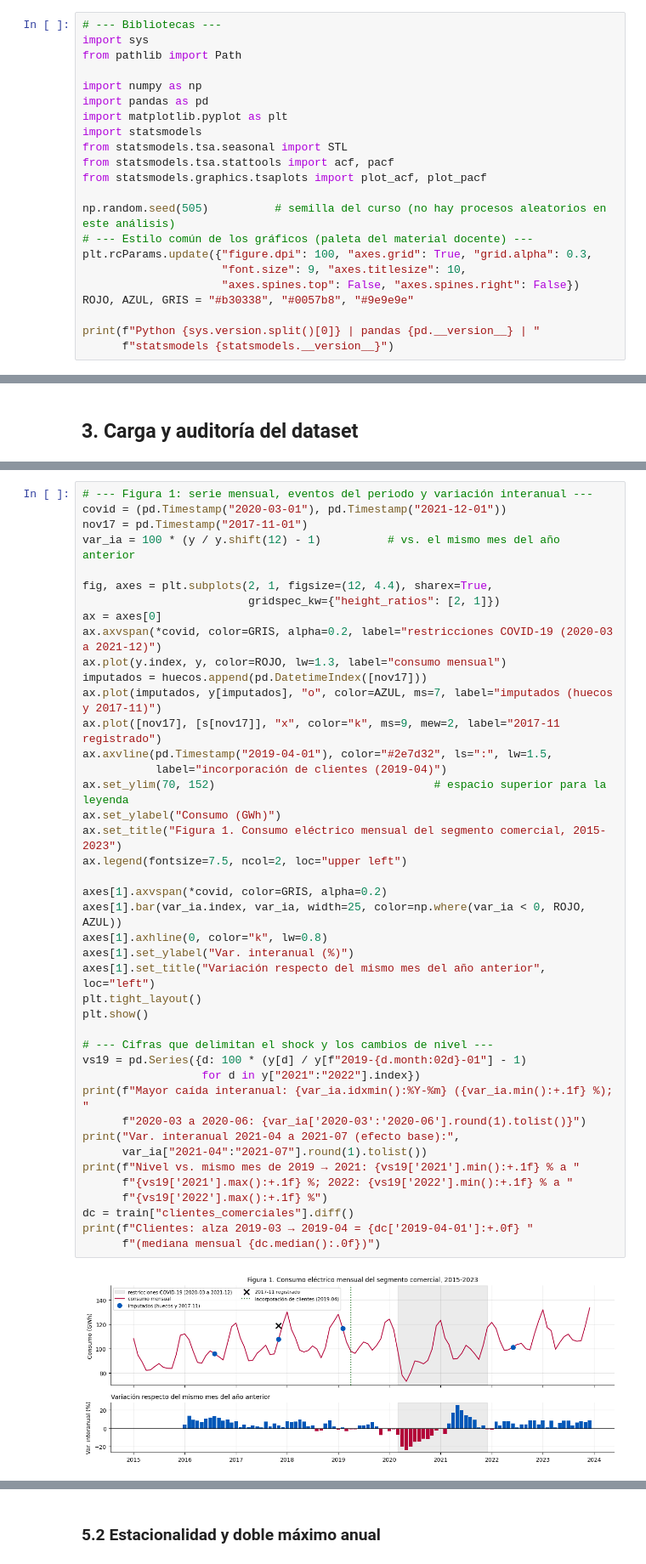
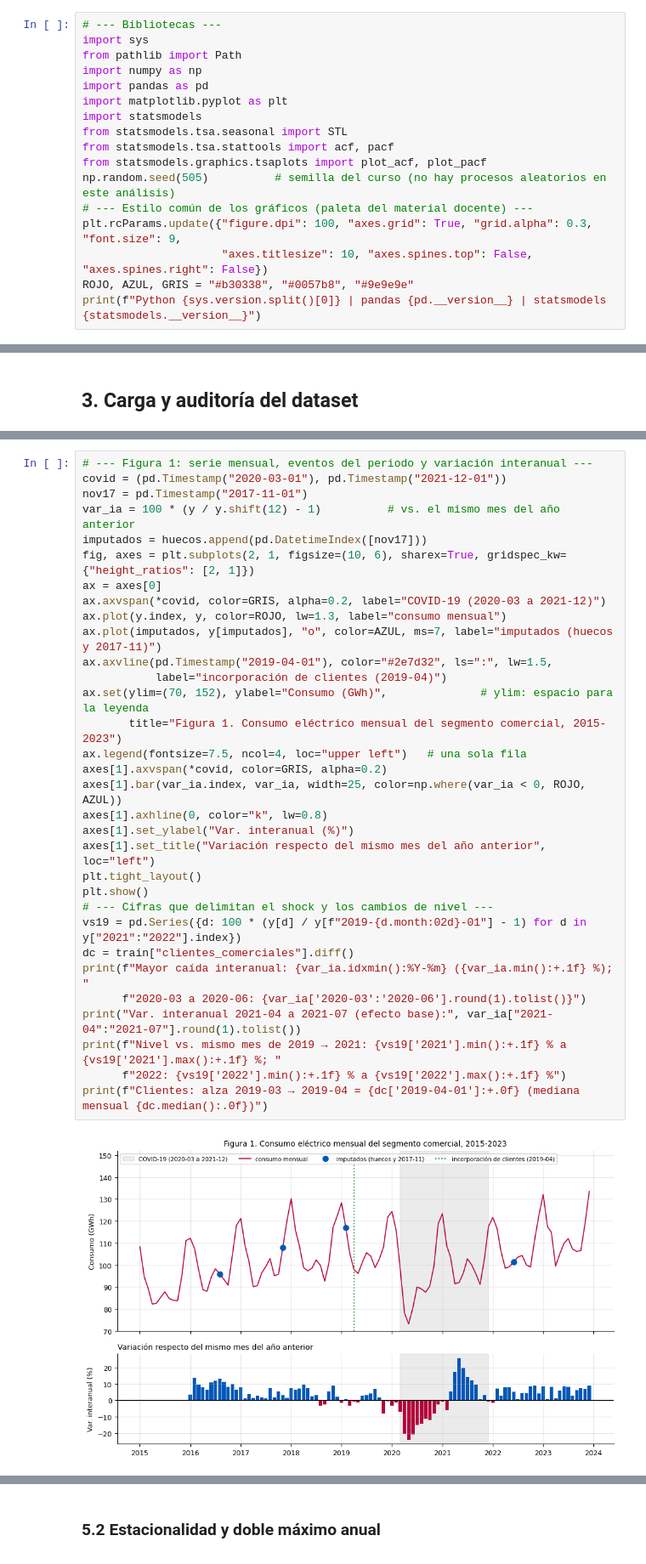
Before and after one commit to claudioalarconP/Analisis_de_serie_de_tiempo, a Jupyter notebook: notebooks/S1/mcdi505_S1CAlarcon.ipynb, the cells around one changed output, grey strips where cells are left out. Shown at 85% size. Drawn from its saved outputs; the diff is of its cells as text.

```diff
--- a/notebooks/S1/mcdi505_S1CAlarcon.ipynb
+++ b/notebooks/S1/mcdi505_S1CAlarcon.ipynb
@@ -29,7 +27,6 @@ Se usan `pandas`, `numpy`, `matplotlib` y `statsmodels` (Seabold y Perktold, 201
 # --- Bibliotecas ---
 import sys
 from pathlib import Path
-
 import numpy as np
 import pandas as pd
 import matplotlib.pyplot as plt
@@ -37,16 +34,12 @@ import statsmodels
 from statsmodels.tsa.seasonal import STL
 from statsmodels.tsa.stattools import acf, pacf
 from statsmodels.graphics.tsaplots import plot_acf, plot_pacf
-
 np.random.seed(505)          # semilla del curso (no hay procesos aleatorios en este análisis)
 # --- Estilo común de los gráficos (paleta del material docente) ---
-plt.rcParams.update({"figure.dpi": 100, "axes.grid": True, "grid.alpha": 0.3,
-                     "font.size": 9, "axes.titlesize": 10,
-                     "axes.spines.top": False, "axes.spines.right": False})
+plt.rcParams.update({"figure.dpi": 100, "axes.grid": True, "grid.alpha": 0.3, "font.size": 9,
+                     "axes.titlesize": 10, "axes.spines.top": False, "axes.spines.right": False})
 ROJO, AZUL, GRIS = "#b30338", "#0057b8", "#9e9e9e"
-
-print(f"Python {sys.version.split()[0]} | pandas {pd.__version__} | "
-      f"statsmodels {statsmodels.__version__}")
+print(f"Python {sys.version.split()[0]} | pandas {pd.__version__} | statsmodels {statsmodels.__version__}")
 # %% [output]
 Python 3.12.5 | pandas 3.0.3 | statsmodels 0.14.6
 # %% [markdown]
@@ -251,47 +185,37 @@ La variación interanual (Figura 1, abajo) compara cada mes con el mismo mes del
 # %%
 # --- Figura 1: serie mensual, eventos del periodo y variación interanual ---
 covid = (pd.Timestamp("2020-03-01"), pd.Timestamp("2021-12-01"))
 nov17 = pd.Timestamp("2017-11-01")
 var_ia = 100 * (y / y.shift(12) - 1)          # vs. el mismo mes del año anterior
-
-fig, axes = plt.subplots(2, 1, figsize=(12, 4.4), sharex=True,
-                         gridspec_kw={"height_ratios": [2, 1]})
+imputados = huecos.append(pd.DatetimeIndex([nov17]))
+fig, axes = plt.subplots(2, 1, figsize=(10, 6), sharex=True, gridspec_kw={"height_ratios": [2, 1]})
 ax = axes[0]
-ax.axvspan(*covid, color=GRIS, alpha=0.2, label="restricciones COVID-19 (2020-03 a 2021-12)")
+ax.axvspan(*covid, color=GRIS, alpha=0.2, label="COVID-19 (2020-03 a 2021-12)")
 ax.plot(y.index, y, color=ROJO, lw=1.3, label="consumo mensual")
-imputados = huecos.append(pd.DatetimeIndex([nov17]))
 ax.plot(imputados, y[imputados], "o", color=AZUL, ms=7, label="imputados (huecos y 2017-11)")
-ax.plot([nov17], [s[nov17]], "x", color="k", ms=9, mew=2, label="2017-11 registrado")
 ax.axvline(pd.Timestamp("2019-04-01"), color="#2e7d32", ls=":", lw=1.5,
            label="incorporación de clientes (2019-04)")
-ax.set_ylim(70, 152)                                 # espacio superior para la leyenda
-ax.set_ylabel("Consumo (GWh)")
-ax.set_title("Figura 1. Consumo eléctrico mensual del segmento comercial, 2015-2023")
-ax.legend(fontsize=7.5, ncol=2, loc="upper left")
-
+ax.set(ylim=(70, 152), ylabel="Consumo (GWh)",              # ylim: espacio para la leyenda
+       title="Figura 1. Consumo eléctrico mensual del segmento comercial, 2015-2023")
+ax.legend(fontsize=7.5, ncol=4, loc="upper left")   # una sola fila
 axes[1].axvspan(*covid, color=GRIS, alpha=0.2)
 axes[1].bar(var_ia.index, var_ia, width=25, color=np.where(var_ia < 0, ROJO, AZUL))
 axes[1].axhline(0, color="k", lw=0.8)
 axes[1].set_ylabel("Var. interanual (%)")
 axes[1].set_title("Variación respecto del mismo mes del año anterior", loc="left")
 plt.tight_layout()
 plt.show()
-
 # --- Cifras que delimitan el shock y los cambios de nivel ---
-vs19 = pd.Series({d: 100 * (y[d] / y[f"2019-{d.month:02d}-01"] - 1)
-                  for d in y["2021":"2022"].index})
+vs19 = pd.Series({d: 100 * (y[d] / y[f"2019-{d.month:02d}-01"] - 1) for d in y["2021":"2022"].index})
+dc = train["clientes_comerciales"].diff()
 print(f"Mayor caída interanual: {var_ia.idxmin():%Y-%m} ({var_ia.min():+.1f} %); "
       f"2020-03 a 2020-06: {var_ia['2020-03':'2020-06'].round(1).tolist()}")
-print("Var. interanual 2021-04 a 2021-07 (efecto base):",
-      var_ia["2021-04":"2021-07"].round(1).tolist())
-print(f"Nivel vs. mismo mes de 2019 → 2021: {vs19['2021'].min():+.1f} % a "
-      f"{vs19['2021'].max():+.1f} %; 2022: {vs19['2022'].min():+.1f} % a "
-      f"{vs19['2022'].max():+.1f} %")
-dc = train["clientes_comerciales"].diff()
-print(f"Clientes: alza 2019-03 → 2019-04 = {dc['2019-04-01']:+.0f} "
-      f"(mediana mensual {dc.median():.0f})")
+print("Var. interanual 2021-04 a 2021-07 (efecto base):", var_ia["2021-04":"2021-07"].round(1).tolist())
+print(f"Nivel vs. mismo mes de 2019 → 2021: {vs19['2021'].min():+.1f} % a {vs19['2021'].max():+.1f} %; "
+      f"2022: {vs19['2022'].min():+.1f} % a {vs19['2022'].max():+.1f} %")
+print(f"Clientes: alza 2019-03 → 2019-04 = {dc['2019-04-01']:+.0f} (mediana mensual {dc.median():.0f})")
 # %% [output]
-[figure, old version]
+[figure, new version]
 Mayor caída interanual: 2020-05 (-23.9 %); 2020-03 a 2020-06: [-6.9, -20.2, -23.9, -20.4]
 Var. interanual 2021-04 a 2021-07 (efecto base): [17.1, 25.7, 19.5, 14.3]
 Nivel vs. mismo mes de 2019 → 2021: -11.1 % a -1.9 %; 2022: -5.2 % a +3.4 %
```
Also changed, not shown: parts of 33 cells of this notebook.
